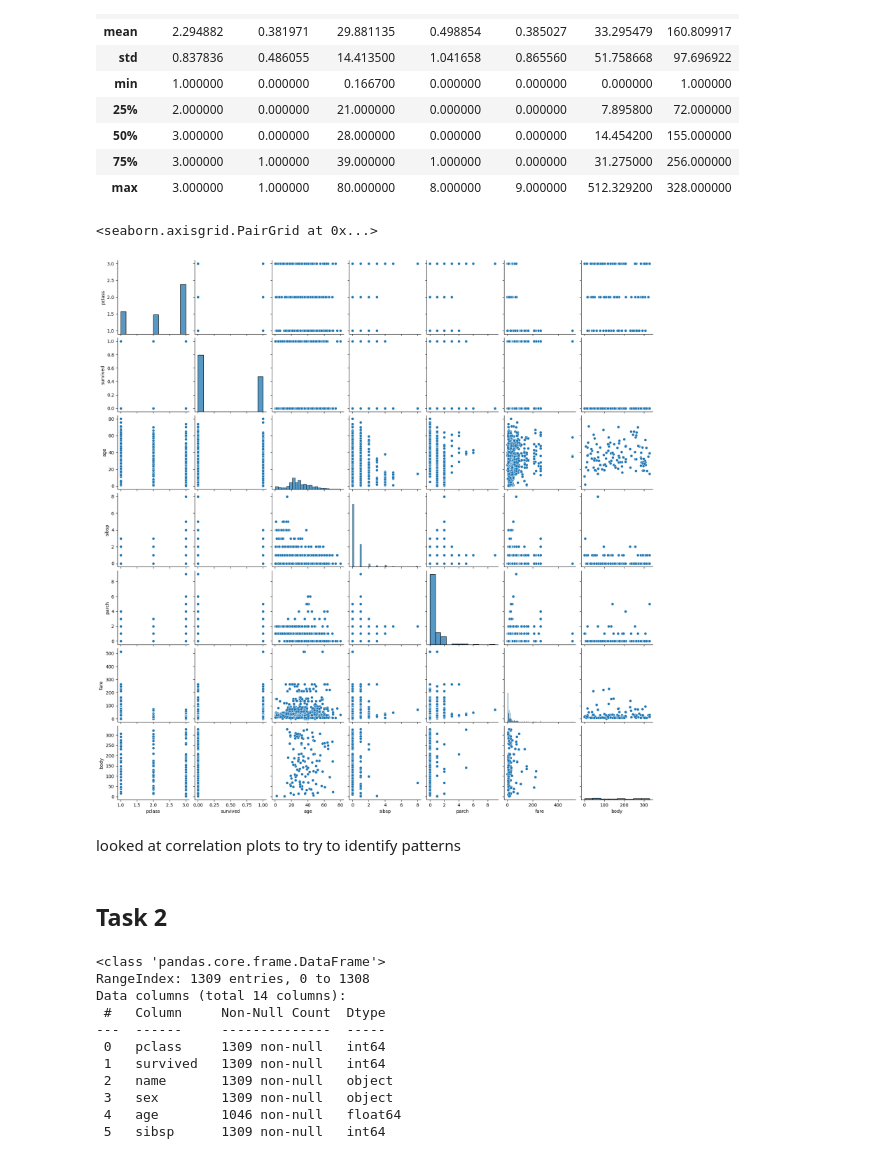
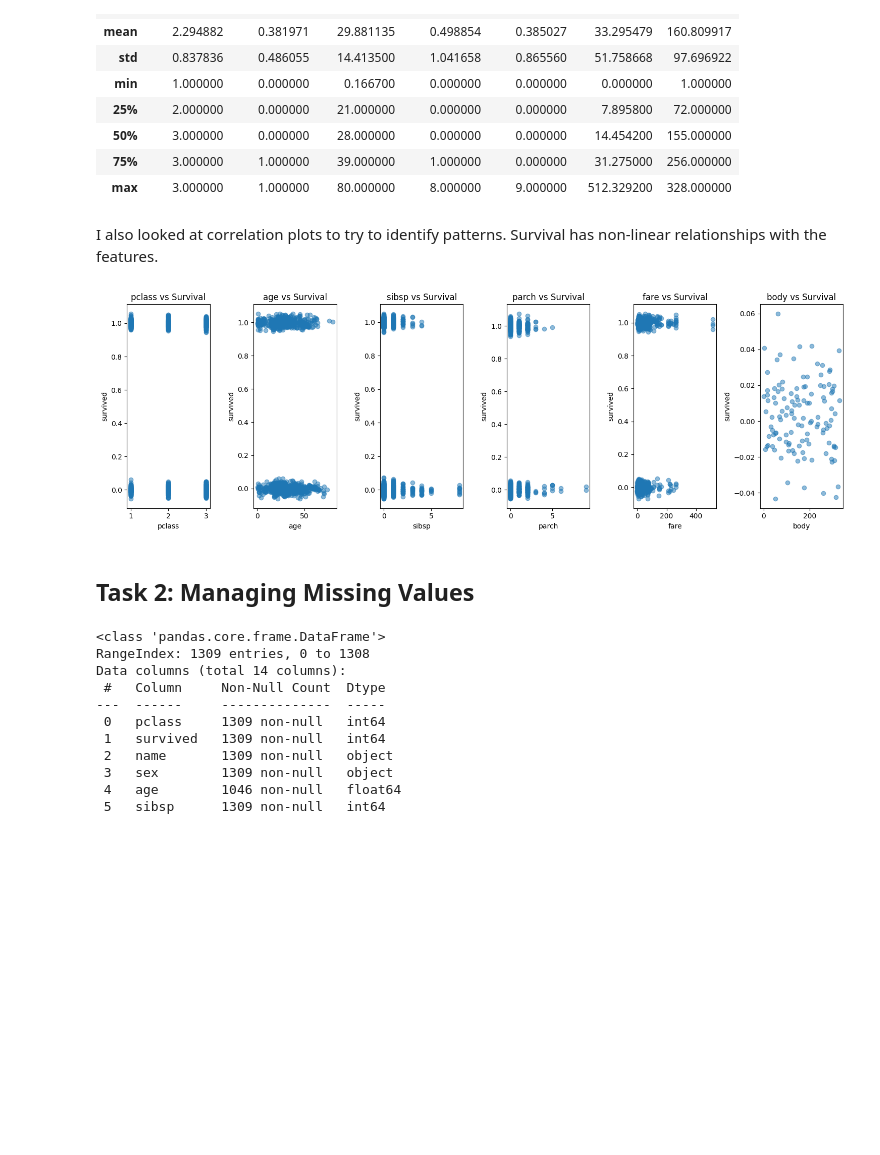
Before and after one commit to leaabj/ML-fundamentals-2025, a Jupyter notebook: assignment_1_lea_aboujaoude[_aboujaoude].ipynb, the cells around one changed output. Saved outputs shown, nothing was run; the diff lists cells and outputs as text; code cells hidden in the pictures; blank space fills up the shorter version.

```diff
--- a/assignment_1_lea_aboujaoude[_aboujaoude].ipynb
+++ b/assignment_1_lea_aboujaoude[_aboujaoude].ipynb
@@ -41,15 +44,28 @@ df.describe()
 | 50% | 3.000000 | 0.000000 | 28.000000 | 0.000000 | 0.000000 | 14.454200 | 155.000000 |
 | 75% | 3.000000 | 1.000000 | 39.000000 | 1.000000 | 0.000000 | 31.275000 | 256.000000 |
 | max | 3.000000 | 1.000000 | 80.000000 | 8.000000 | 9.000000 | 512.329200 | 328.000000 |
+# %% [markdown]
+I also looked at correlation plots to try to identify patterns. Survival has non-linear relationships with the features.
 # %%
-sns.pairplot(df)
+numeric_cols = df.select_dtypes(include=['float64', 'int64']).columns
+numeric_cols = [col for col in numeric_cols if col != 'survived']
+
+plt.figure(figsize=(15, 5))
+
+for i, feature in enumerate(numeric_cols, 1):
+    plt.subplot(1, len(numeric_cols), i)
+    jitter = np.random.normal(0, 0.02, size=len(df))
+    plt.scatter(df[feature], df['survived'] + jitter, alpha=0.5)
+    plt.xlabel(feature)
+    plt.ylabel('survived')
+    plt.title(f'{feature} vs Survival')
+
+plt.tight_layout()
+plt.show()
 # %% [output]
-<seaborn.axisgrid.PairGrid at 0x...>
-[figure, old version]
+[figure, new version]
-# %% [markdown]
-looked at correlation plots to try to identify patterns
 # %% [markdown]
-## Task 2
+## Task 2: Managing Missing Values
 # %%
 df.info()
 df.isnull().sum().sort_values(ascending=False)
```
Also changed, not shown: parts of 41 cells of this notebook.
